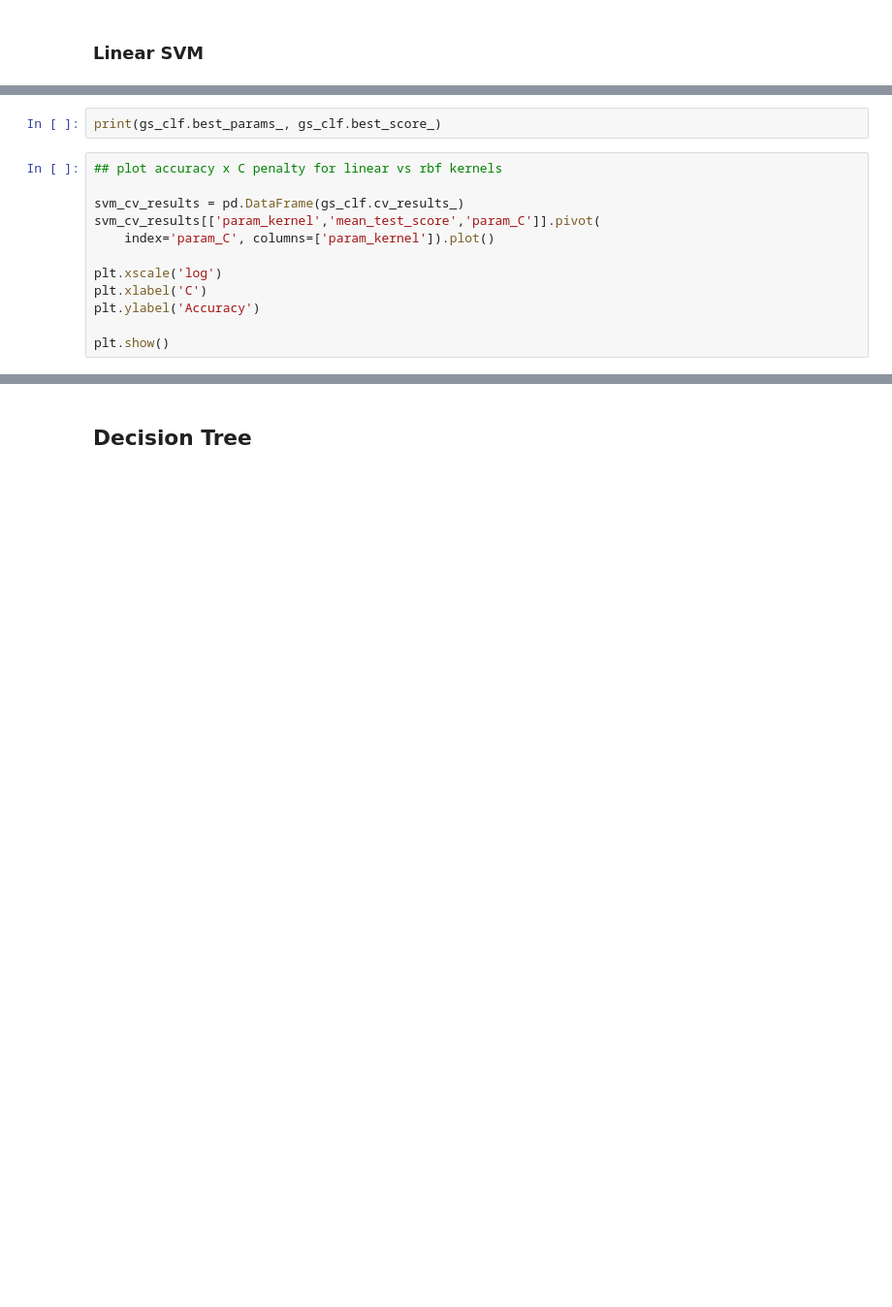
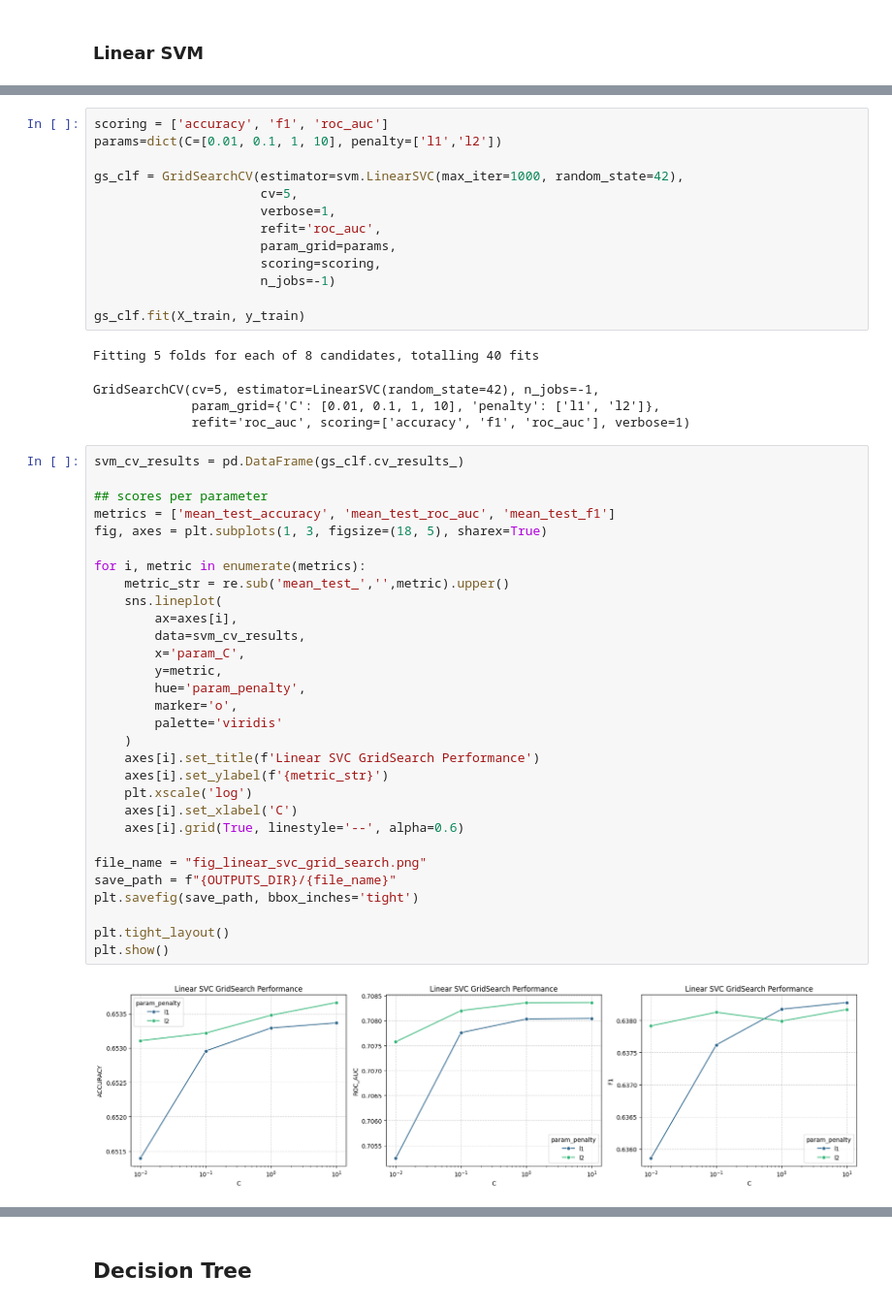
Before and after one commit to yh6384-design/ML_Online_News_Popularity, a Jupyter notebook: NB2_Modeling.ipynb, the cells around one changed output, grey strips where cells are left out. Shown at 97% size. Drawn from its saved outputs; the diff is of its cells as text; blank space fills up the shorter version.

```diff
--- a/NB2_Modeling.ipynb
+++ b/NB2_Modeling.ipynb
@@ -558,14 +545,50 @@ Fitting 5 folds for each of 8 candidates, totalling 40 fits
-# %%
-print(gs_clf.best_params_, gs_clf.best_score_)
-# %%
-## plot accuracy x C penalty for linear vs rbf kernels
-
-svm_cv_results = pd.DataFrame(gs_clf.cv_results_)
-svm_cv_results[['param_kernel','mean_test_score','param_C']].pivot(
-    index='param_C', columns=['param_kernel']).plot()
-
-plt.xscale('log')
-plt.xlabel('C')
-plt.ylabel('Accuracy')
-
-plt.show()
+# %%
+scoring = ['accuracy', 'f1', 'roc_auc']
+params=dict(C=[0.01, 0.1, 1, 10], penalty=['l1','l2'])
+
+gs_clf = GridSearchCV(estimator=svm.LinearSVC(max_iter=1000, random_state=42),
+                      cv=5,
+                      verbose=1,
+                      refit='roc_auc',
+                      param_grid=params,
+                      scoring=scoring,
+                      n_jobs=-1)
+
+gs_clf.fit(X_train, y_train)
+# %% [output]
+Fitting 5 folds for each of 8 candidates, totalling 40 fits
+GridSearchCV(cv=5, estimator=LinearSVC(random_state=42), n_jobs=-1,
+             param_grid={'C': [0.01, 0.1, 1, 10], 'penalty': ['l1', 'l2']},
+             refit='roc_auc', scoring=['accuracy', 'f1', 'roc_auc'], verbose=1)
+# %%
+svm_cv_results = pd.DataFrame(gs_clf.cv_results_)
+
+## scores per parameter
+metrics = ['mean_test_accuracy', 'mean_test_roc_auc', 'mean_test_f1']
+fig, axes = plt.subplots(1, 3, figsize=(18, 5), sharex=True)
+
+for i, metric in enumerate(metrics):
+    metric_str = re.sub('mean_test_','',metric).upper()
+    sns.lineplot(
+        ax=axes[i],
+        data=svm_cv_results,
+        x='param_C',
+        y=metric,
+        hue='param_penalty',
+        marker='o',
+        palette='viridis'
+    )
+    axes[i].set_title(f'Linear SVC GridSearch Performance')
+    axes[i].set_ylabel(f'{metric_str}')
+    plt.xscale('log')
+    axes[i].set_xlabel('C')
+    axes[i].grid(True, linestyle='--', alpha=0.6)
+
+file_name = "fig_linear_svc_grid_search.png"
+save_path = f"{OUTPUTS_DIR}/{file_name}"
+plt.savefig(save_path, bbox_inches='tight')
+
+plt.tight_layout()
+plt.show()
+# %% [output]
+[figure, added]
```
Also changed, not shown: parts of 80 cells of this notebook.
